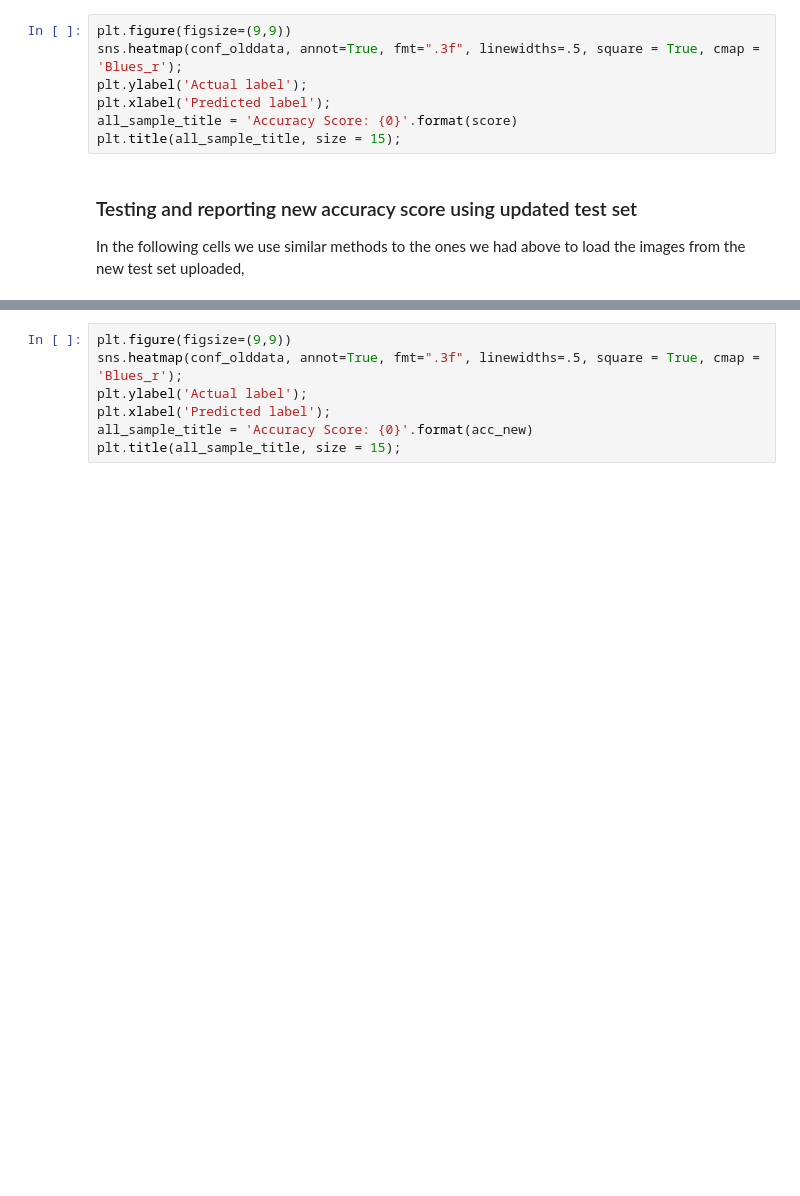
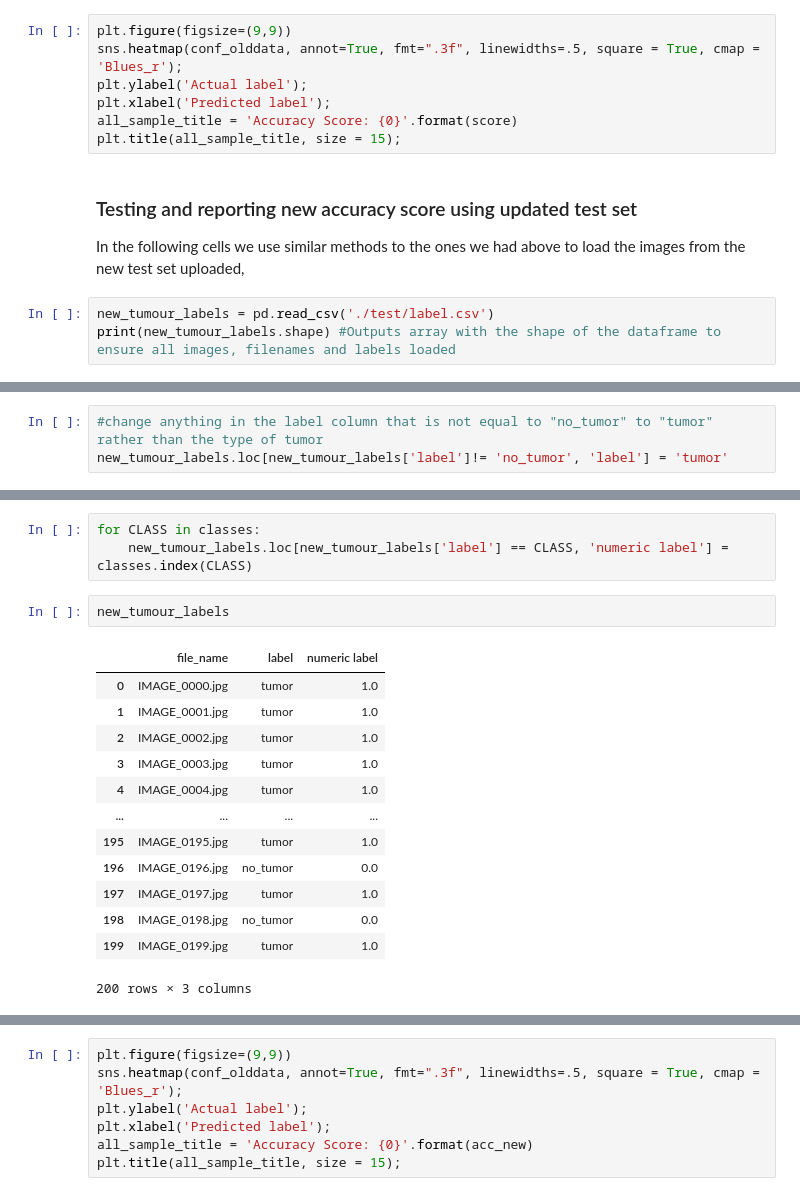
Before and after one commit to yousef-m11/AMLS_21-22_SN18014580, a Jupyter notebook: Logistic Regression for Task A - Binary Classification.ipynb, the cells around one changed output, grey strips where cells are left out. Cells and saved outputs as stored; diff of their text form; blank space fills up the shorter version.

```diff
--- a/Logistic Regression for Task A - Binary Classification.ipynb
+++ b/Logistic Regression for Task A - Binary Classification.ipynb
@@ -290,3 +290,6 @@ plt.title(all_sample_title, size = 15);
 ### Testing and reporting new accuracy score using updated test set
 
 In the following cells we use similar methods to the ones we had above to load the images from the new test set uploaded,
+# %%
+new_tumour_labels = pd.read_csv('./test/label.csv')
+print(new_tumour_labels.shape) #Outputs array with the shape of the dataframe to ensure all images, filenames and labels loaded
@@ -292,0 +314,3 @@ In the following cells we use similar methods to the ones we had above to load t
+# %%
+#change anything in the label column that is not equal to "no_tumor" to "tumor" rather than the type of tumor
+new_tumour_labels.loc[new_tumour_labels['label']!= 'no_tumor', 'label'] = 'tumor'
@@ -293,3 +333,22 @@ In the following cells we use similar methods to the ones we had above to load t
+# %%
+for CLASS in classes:
+    new_tumour_labels.loc[new_tumour_labels['label'] == CLASS, 'numeric label'] = classes.index(CLASS)
+# %%
+new_tumour_labels
+# %% [output]
+|  | file_name | label | numeric label |
+| 0 | IMAGE_0000.jpg | tumor | 1.0 |
+| 1 | IMAGE_0001.jpg | tumor | 1.0 |
+| 2 | IMAGE_0002.jpg | tumor | 1.0 |
+| 3 | IMAGE_0003.jpg | tumor | 1.0 |
+| 4 | IMAGE_0004.jpg | tumor | 1.0 |
+| ... | ... | ... | ... |
+| 195 | IMAGE_0195.jpg | tumor | 1.0 |
+| 196 | IMAGE_0196.jpg | no_tumor | 0.0 |
+| 197 | IMAGE_0197.jpg | tumor | 1.0 |
+| 198 | IMAGE_0198.jpg | no_tumor | 0.0 |
+| 199 | IMAGE_0199.jpg | tumor | 1.0 |
+200 rows × 3 columns
 # %%
 #Code used to test timing
 
```
Also changed, not shown: parts of 12 cells of this notebook.
